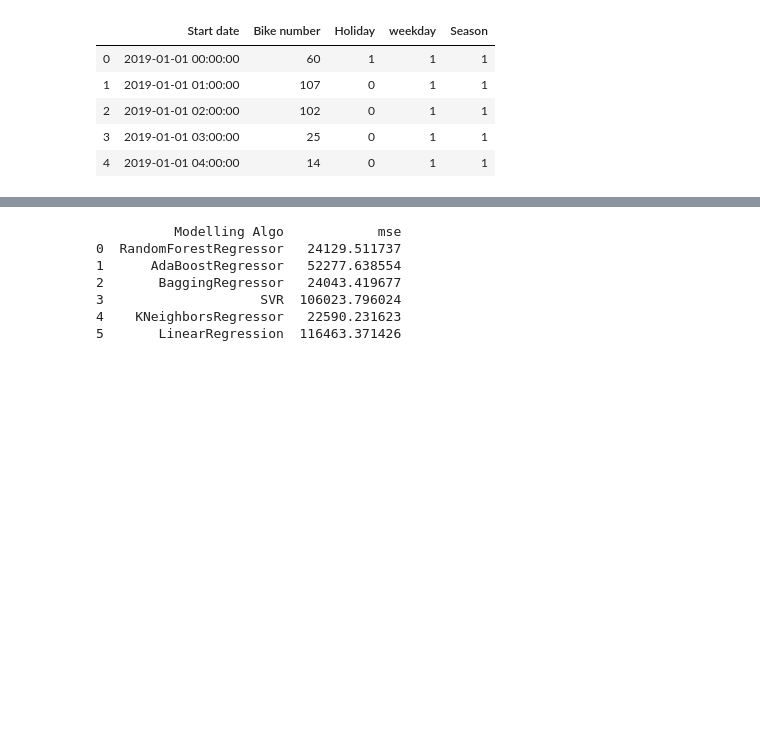
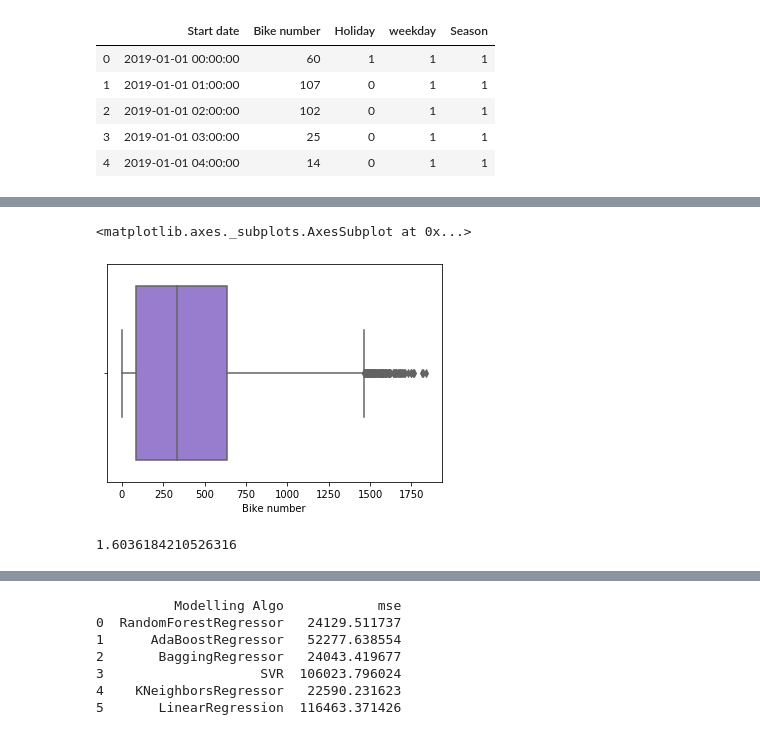
Before and after one commit to xgu1-ds/BigDataProjectB, a Jupyter notebook: projectB.ipynb, the cells around one changed output, grey strips where cells are left out. Cells and saved outputs as stored; diff of their text form; code cells hidden in the pictures; blank space fills up the shorter version.

Commit message:
add EDA after feature engineering and remove outliers

```diff
--- a/projectB.ipynb
+++ b/projectB.ipynb
@@ -343,0 +350,15 @@ dataset.head()
+# %%
+#Boxplot for count
+sn.boxplot(x = 'Bike number', data = dataset, color = 'mediumpurple')
+# %% [output]
+<matplotlib.axes._subplots.AxesSubplot at 0x...>
+[figure, added]
+# %%
+#Calculating the number of outliers
+Q1 = dataset['Bike number'].quantile(0.25)
+Q3 = dataset['Bike number'].quantile(0.75)
+IQR = Q3 - Q1
+outliers = dataset[(dataset['Bike number'] < (Q1 - 1.5 * IQR)) | (dataset['Bike number'] > (Q3 + 1.5 * IQR))]
+print((len(outliers)/len(dataset))*100)
+# %% [output]
+1.6036184210526316
```
Also changed, not shown: parts of 10 cells of this notebook.
